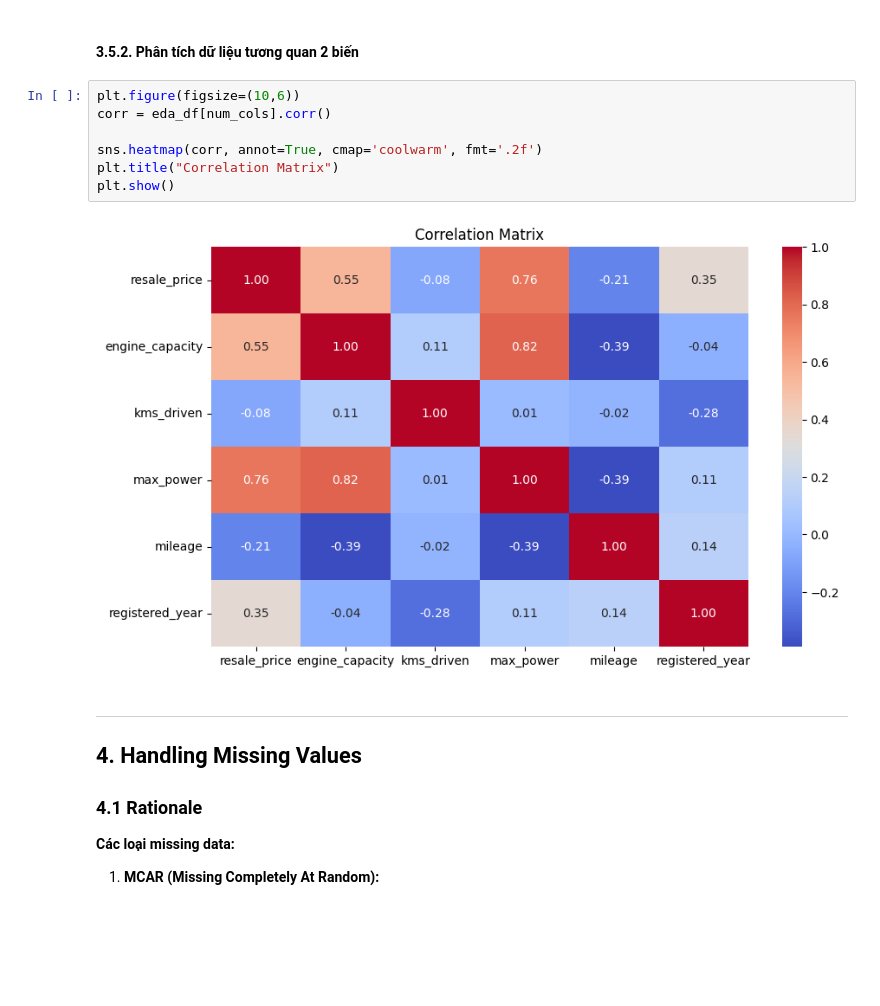
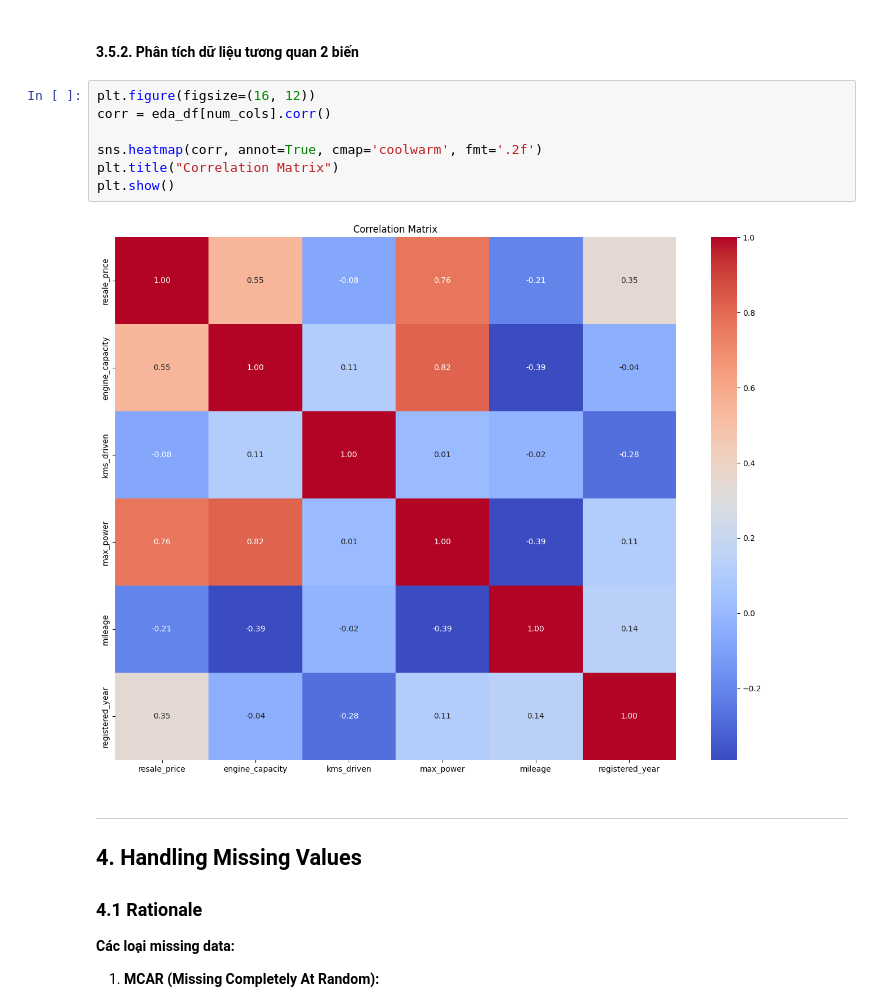
Before and after one commit to callmezuy/hcmus-data-mining--preprocessing, a Jupyter notebook: notebooks/02_tabular_preprocessing.ipynb, the cells around one changed output. Drawn from its saved outputs; the diff is of its cells as text; blank space fills up the shorter version.

```diff
--- a/notebooks/02_tabular_preprocessing.ipynb
+++ b/notebooks/02_tabular_preprocessing.ipynb
@@ -557,14 +550,14 @@ for col in cat_cols:
 # %% [markdown]
 #### 3.5.2. Phân tích dữ liệu tương quan 2 biến
 # %%
-plt.figure(figsize=(10,6))
+plt.figure(figsize=(16, 12))
 corr = eda_df[num_cols].corr()
 
 sns.heatmap(corr, annot=True, cmap='coolwarm', fmt='.2f')
 plt.title("Correlation Matrix")
 plt.show()
 # %% [output]
-[figure, old version]
+[figure, new version]
 # %% [markdown]
 ---
 
```
Also changed, not shown: parts of 7 cells of this notebook.
